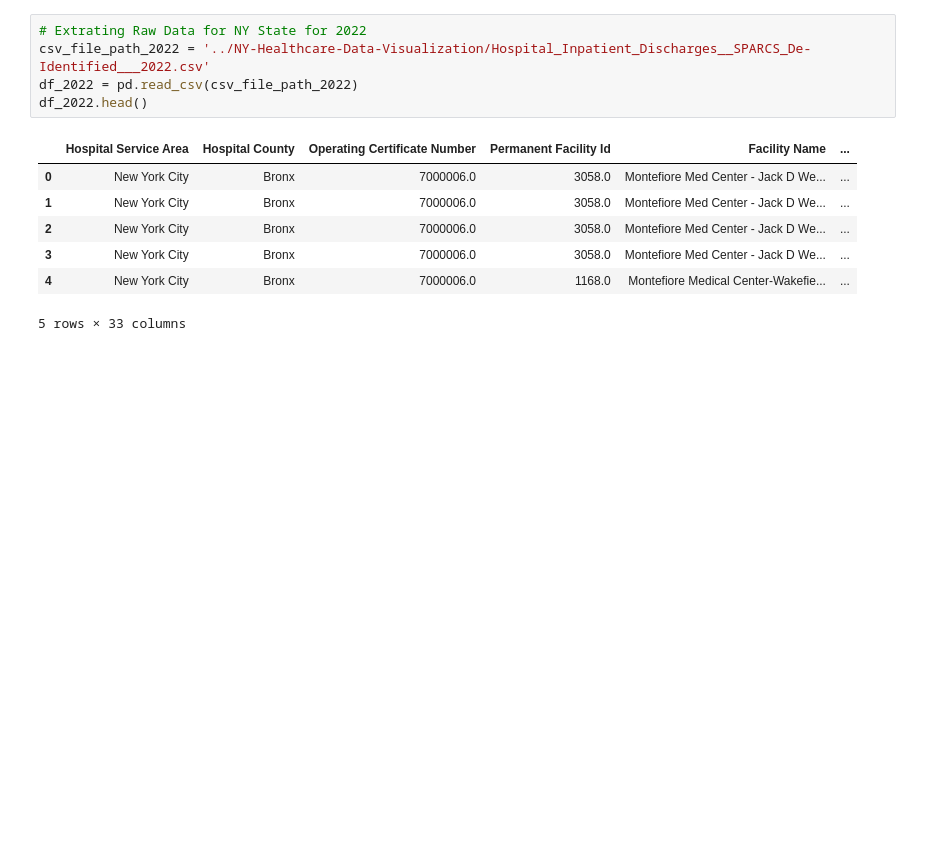
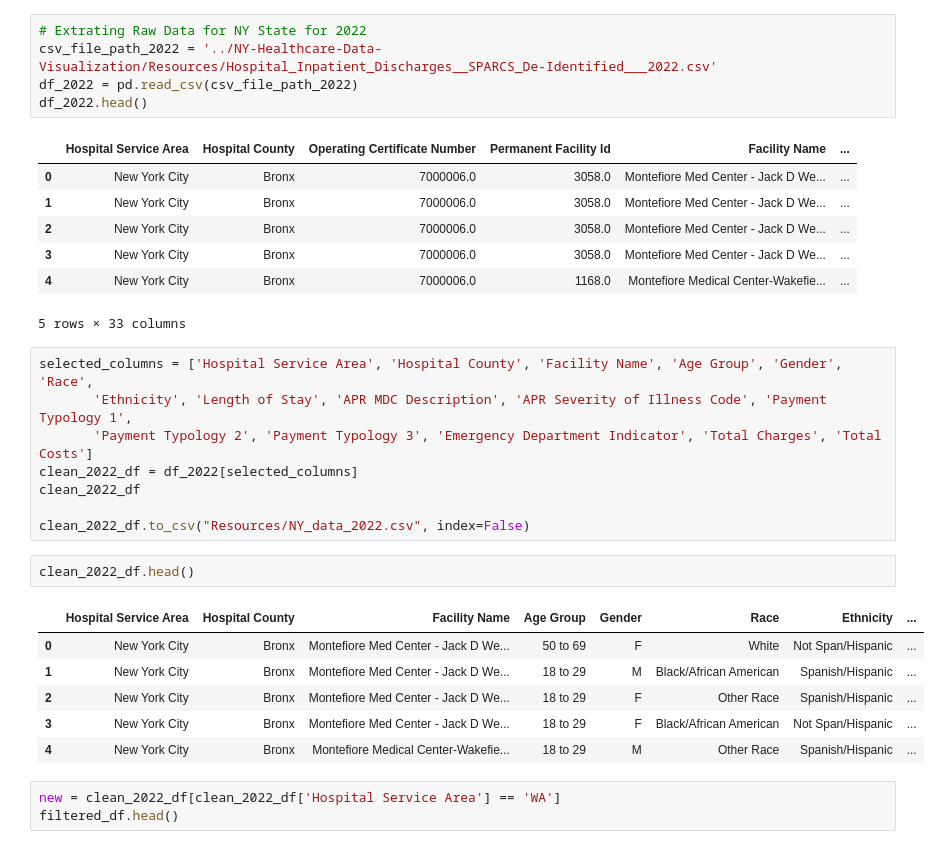
Before and after one commit to Omeesha28/NY-Healthcare-Data-Visualization, a Jupyter notebook: main.ipynb, the cells around one changed output. Saved outputs shown, nothing was run; the diff lists cells and outputs as text; blank space fills up the shorter version.

```diff
--- a/main.ipynb
+++ b/main.ipynb
@@ -34,7 +34,7 @@ df_2021.head()
 5 rows × 33 columns
 # %%
 # Extrating Raw Data for NY State for 2022
-csv_file_path_2022 = '../NY-Healthcare-Data-Visualization/Hospital_Inpatient_Discharges__SPARCS_De-Identified___2022.csv'
+csv_file_path_2022 = '../NY-Healthcare-Data-Visualization/Resources/Hospital_Inpatient_Discharges__SPARCS_De-Identified___2022.csv'
 df_2022 = pd.read_csv(csv_file_path_2022)
 df_2022.head()
 # %% [output]
@@ -45,3 +45,23 @@ df_2022.head()
 | 3 | New York City | Bronx | 7000006.0 | 3058.0 | Montefiore Med Center - Jack D We... | ... |
 | 4 | New York City | Bronx | 7000006.0 | 1168.0 | Montefiore Medical Center-Wakefie... | ... |
 5 rows × 33 columns
+# %%
+selected_columns = ['Hospital Service Area', 'Hospital County', 'Facility Name', 'Age Group', 'Gender', 'Race',
+       'Ethnicity', 'Length of Stay', 'APR MDC Description', 'APR Severity of Illness Code', 'Payment Typology 1',
+       'Payment Typology 2', 'Payment Typology 3', 'Emergency Department Indicator', 'Total Charges', 'Total Costs']
+clean_2022_df = df_2022[selected_columns]
+clean_2022_df
+
+clean_2022_df.to_csv("Resources/NY_data_2022.csv", index=False)
+# %%
+clean_2022_df.head()
+# %% [output]
+|  | Hospital Service Area | Hospital County | Facility Name | Age Group | Gender | Race | Ethnicity | ... |
+| 0 | New York City | Bronx | Montefiore Med Center - Jack D We... | 50 to 69 | F | White | Not Span/Hispanic | ... |
+| 1 | New York City | Bronx | Montefiore Med Center - Jack D We... | 18 to 29 | M | Black/African American | Spanish/Hispanic | ... |
+| 2 | New York City | Bronx | Montefiore Med Center - Jack D We... | 18 to 29 | F | Other Race | Spanish/Hispanic | ... |
+| 3 | New York City | Bronx | Montefiore Med Center - Jack D We... | 18 to 29 | F | Black/African American | Not Span/Hispanic | ... |
+| 4 | New York City | Bronx | Montefiore Medical Center-Wakefie... | 18 to 29 | M | Other Race | Spanish/Hispanic | ... |
+# %%
+new = clean_2022_df[clean_2022_df['Hospital Service Area'] == 'WA']
+filtered_df.head()
```
Also changed, not shown: parts of 4 cells of this notebook, 1 other file.
